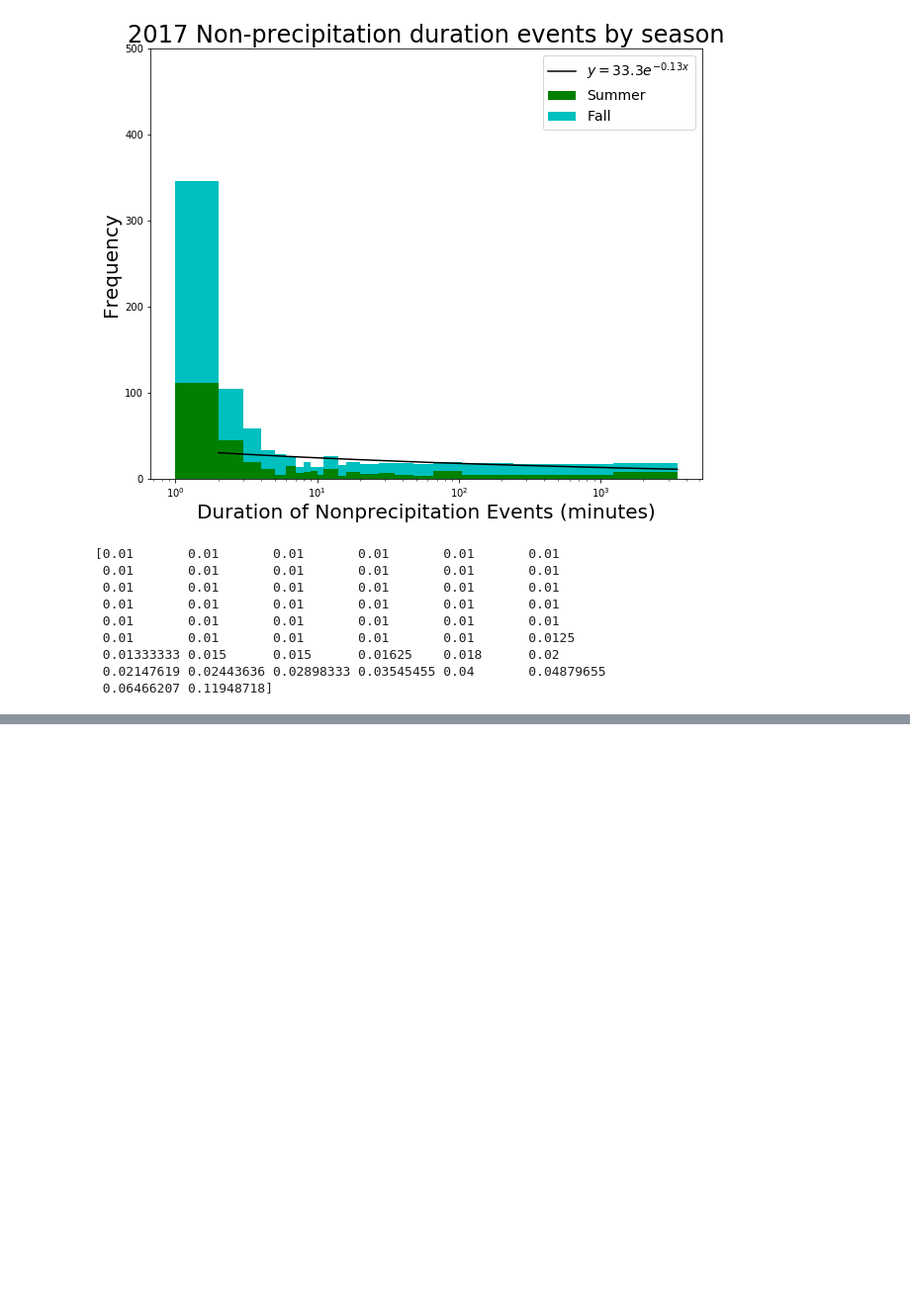
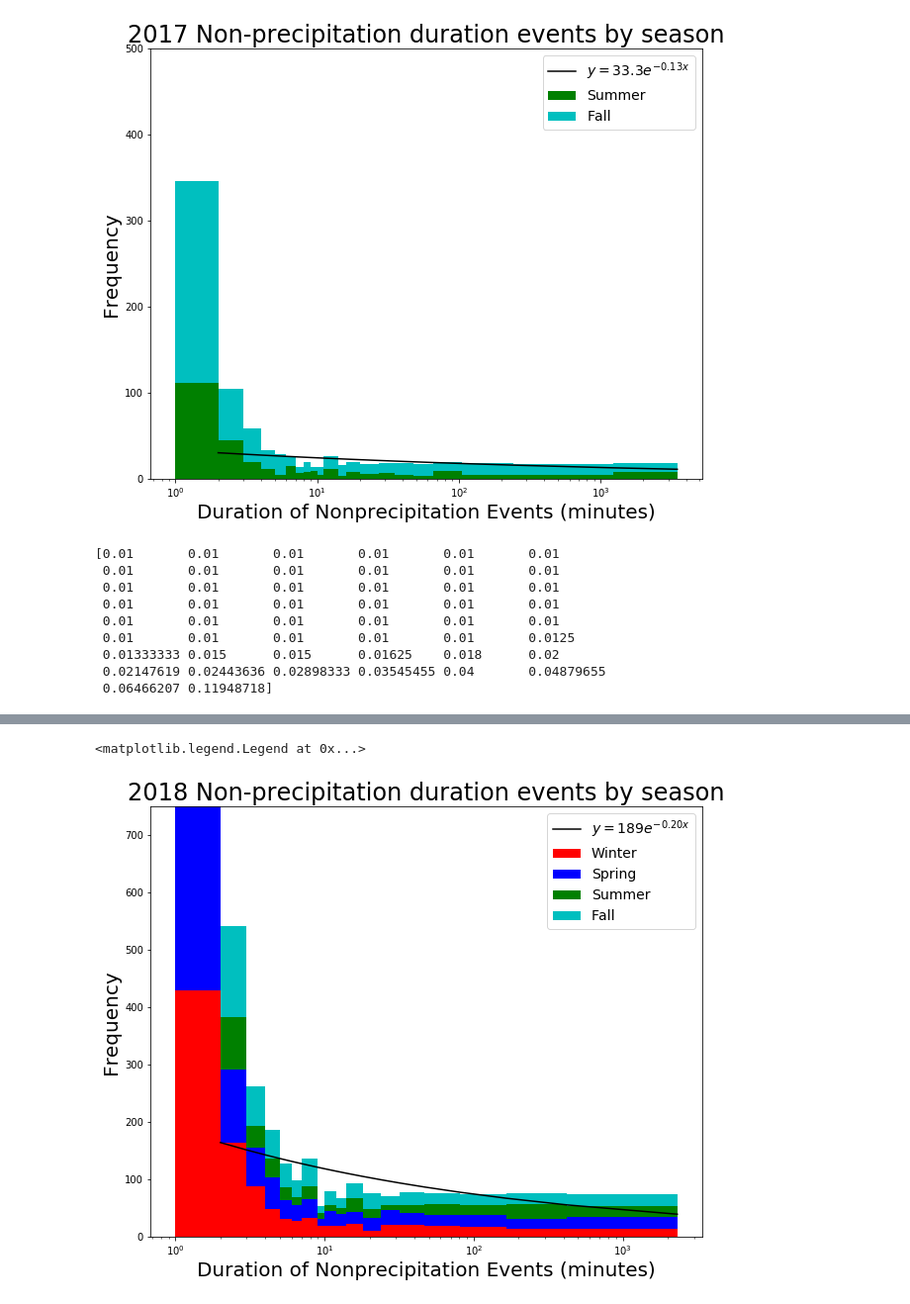
Before and after one commit to zhangt3-e/senior_thesis, a Jupyter notebook: Code/intensity_and_non_precip.ipynb, the cells around one changed output, grey strips where cells are left out. Shown: that part at 99% size. Drawn from its saved outputs; the diff is of its cells as text; code cells hidden in the pictures; blank space fills up the shorter version.

```diff
--- a/Code/intensity_and_non_precip.ipynb
+++ b/Code/intensity_and_non_precip.ipynb
@@ -206,0 +202,17 @@ def calc(precip_data, what_bin):
+# %%
+# 2018
+Wprecip18, Wnonprecip18, Wpreciptotal18, Wtotalprep18 = histplot.preciphist(Winter18, len(Winter18), 5000, 1, 1)
+Sp_precip18, Sp_nonprecip18, Sp_preciptotal18, Sp_totalprep18 = histplot.preciphist(Spring18, len(Spring18), 5000, 1, 1)
+Su_precip18, Su_nonprecip18, Su_preciptotal18, Su_totalprep18 = histplot.preciphist(Summer18, len(Summer18), 5000, 1, 1)
+Fprecip18, Fnonprecip18, Fpreciptotal18, Ftotalprep18 = histplot.preciphist(Fall18, len(Fall18), 5000, 1, 1)
+
+precip18, nonprecip18, preciptotal18, totalprep18 = histplot.preciphist(Season18, len(Season18), 20000, 1, 1)
+countAll18 = 0
+for i in range(0,20000):
+    hold = nonprecip18[i]
+    if hold > 0:
+        countAll18 += 1
+nonpre_perc18 = np.zeros(50)
+for i in range(0, 50):
+    nonpre_perc18[i] =np.percentile(nonprecip18[:countAll18], i*2)
+print(nonpre_perc18)
@@ -206,0 +228,9 @@ def calc(precip_data, what_bin):
+# %%
+non_perc_18 = np.unique(nonpre_perc18)
+print(non_perc_18)
+stop2 = np.array([non_perc_18[0]])
+non_perc_18 = np.setdiff1d(non_perc_18, stop2)
+print(non_perc_18)
+
+nonprecip_18 = calc(nonprecip18, non_perc_18)
+print(nonprecip_18)
@@ -206,0 +245,20 @@ def calc(precip_data, what_bin):
+# %%
+plt.figure(figsize = (10,8))
+plt.hist([ Wnonprecip18, Sp_nonprecip18, Su_nonprecip18,Fnonprecip18], bins =nonpre_perc18, range= (nonpre_perc18.min,nonpre_perc18.max), color = ['r','b','g','c'], stacked =True)
+plt.xlabel('Duration of Nonprecipitation Events (minutes)', fontsize = 20)
+plt.xscale('log')
+plt.ylim(0,750)
+#plt.yscale('log')
+plt.ylabel('Frequency', fontsize = 20)
+plt.title('2018 Non-precipitation duration events by season', fontsize = 24)
+#plt.figtext(0.5, 0.5, 'Total Winter Precipitation: ' + str(round(Wtotalprep,2)) + ' mm', fontsize = 14)
+#plt.figtext(0.5, 0.475, 'Total Spring Precipitation: ' + str(round(Sp_totalprep,2)) + ' mm', fontsize = 14)
+#plt.figtext(0.9, 0.45, 'Total Summer Precipitation: ' + str(round(Su_totalprep17)) + ' mm', fontsize = 14, ha = 'right')
+#plt.figtext(0.9, 0.425, 'Total Fall Precipitation: ' + str(round(Ftotalprep17)) + ' mm', fontsize = 14, ha = 'right')
+#plt.figtext(0.9, 0.4, 'Total 2017 Precipitation: ' + str(round(totalprep17)) + ' mm', fontsize = 14,ha='right')
+plt.plot(non_perc_18, nonprecip_18[1]*np.exp(np.log(non_perc_18)*nonprecip_18[0]), color = 'k' )
+plt.legend(labels = ['$y = 189 e^{-0.20x}$', 'Winter', 'Spring', 'Summer', 'Fall'], fontsize = 14)
+#plt.figtext(0.3, 0.6, 'Exponential fit equation between 2 minutes to 42 minutes: $ y = e^{5.74}*e^{-0.54x}$' )
+# %% [output]
+<matplotlib.legend.Legend at 0x...>
+[figure, added]
```
Also changed, not shown: parts of 9 cells of this notebook.
